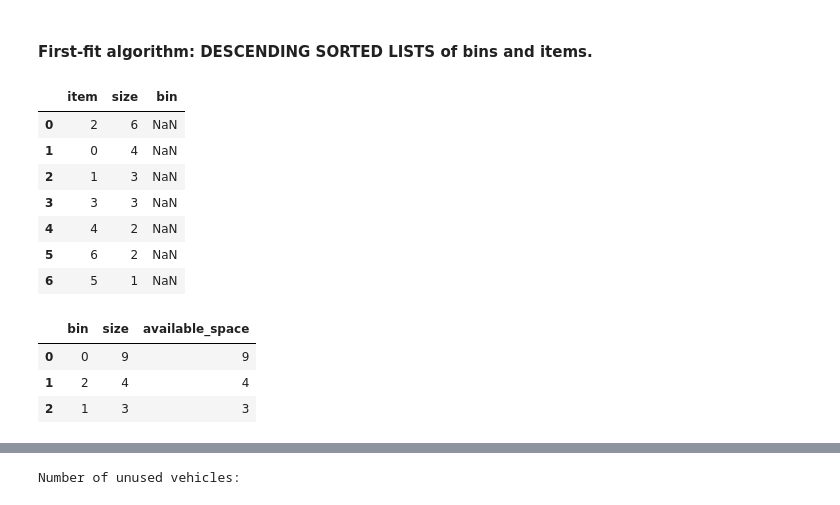
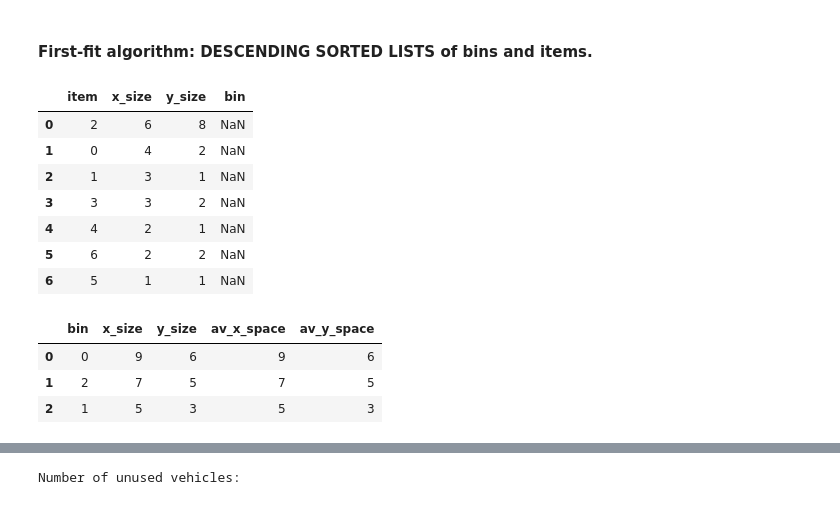
Before and after one commit to KrupaPrag/Logistics_Project, a Jupyter notebook: BinPackingProblem2D.ipynb, the cells around one changed output, grey strips where cells are left out. Saved outputs shown, nothing was run; the diff lists cells and outputs as text; code cells hidden in the pictures.

```diff
--- a/BinPackingProblem2D.ipynb
+++ b/BinPackingProblem2D.ipynb
@@ -12,8 +12,8 @@ import csv as csv
 # %% [markdown]
 ### Read-in and check data
 # %%
-items = 'items'
-bins = 'bins'
+items = 'items2D'
+bins = 'bins2D'
 
 def read_data(fileName):
     df = pd.read_csv(fileName)
@@ -196,27 +203,27 @@ Number of unused vehicles:
 #### First-fit algorithm:  DESCENDING SORTED LISTS of bins and items.
 # %%
 df_items_copy2 = df_items.copy()
-df_items_copy2 = df_items_copy2.sort_values(by='size', ascending=0)
+df_items_copy2 = df_items_copy2.sort_values(by='x_size', ascending=0)
 df_items_copy2 = df_items_copy2.reset_index(drop=True)#NOTE: We reset the index otherwise index items as original set, the item number and index value are now different!
 df_items_copy2
 # %% [output]
-|  | item | size | bin |
-| 0 | 2 | 6 | NaN |
-| 1 | 0 | 4 | NaN |
-| 2 | 1 | 3 | NaN |
-| 3 | 3 | 3 | NaN |
-| 4 | 4 | 2 | NaN |
-| 5 | 6 | 2 | NaN |
-| 6 | 5 | 1 | NaN |
+|  | item | x_size | y_size | bin |
+| 0 | 2 | 6 | 8 | NaN |
+| 1 | 0 | 4 | 2 | NaN |
+| 2 | 1 | 3 | 1 | NaN |
+| 3 | 3 | 3 | 2 | NaN |
+| 4 | 4 | 2 | 1 | NaN |
+| 5 | 6 | 2 | 2 | NaN |
+| 6 | 5 | 1 | 1 | NaN |
 # %%
 df_vehicles_copy2 = df_vehicles.copy()
-df_vehicles_copy2 = df_vehicles_copy2.sort_values(by='size', ascending=0)
+df_vehicles_copy2 = df_vehicles_copy2.sort_values(by='x_size', ascending=0)#ordering by x size
 df_vehicles_copy2 = df_vehicles_copy2.reset_index(drop=True)
 df_vehicles_copy2.set_index('bin')
 df_vehicles_copy2
 # %% [output]
-|  | bin | size | available_space |
-| 0 | 0 | 9 | 9 |
-| 1 | 2 | 4 | 4 |
-| 2 | 1 | 3 | 3 |
+|  | bin | x_size | y_size | av_x_space | av_y_space |
+| 0 | 0 | 9 | 6 | 9 | 6 |
+| 1 | 2 | 7 | 5 | 7 | 5 |
+| 2 | 1 | 5 | 3 | 5 | 3 |
 # %%
```
Also changed, not shown: parts of 33 cells of this notebook, 1 other file.
